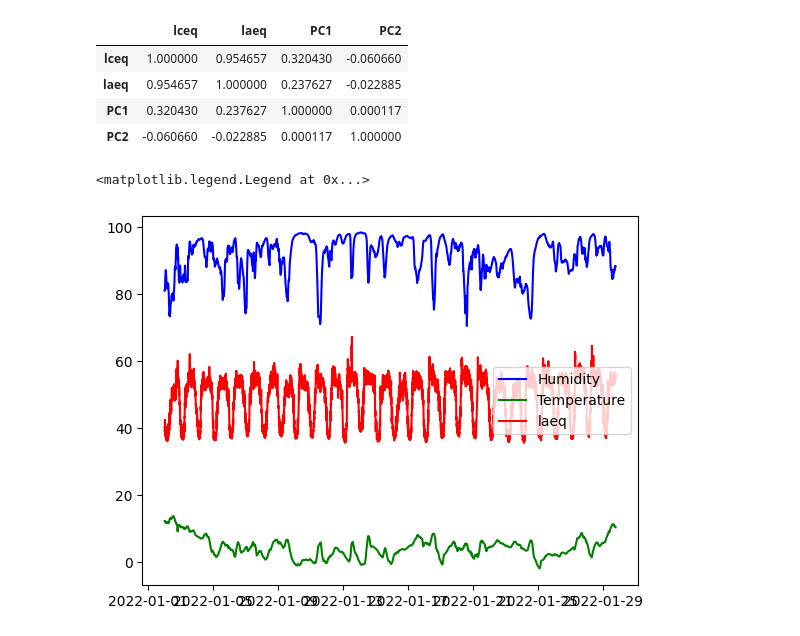
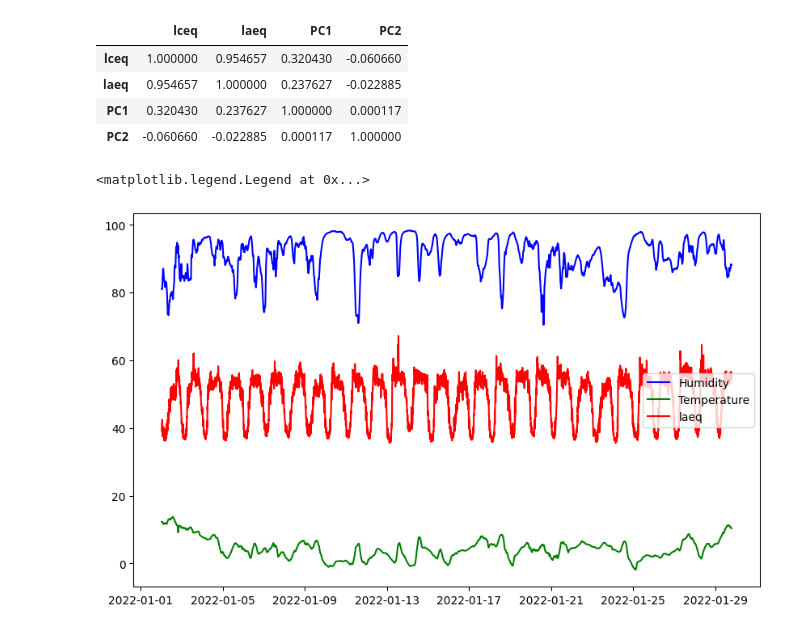
Before and after one commit to guidbem/MDA-Project-Noise-Leuven, a Jupyter notebook: granger.ipynb, the cells around one changed output. Drawn from its saved outputs; the diff is of its cells as text; code cells hidden in the pictures.

```diff
--- a/granger.ipynb
+++ b/granger.ipynb
@@ -197,16 +197,16 @@ granger[['lceq','laeq','PC1','PC2']].corr()
 # %%
 # Create a figure and axis
 fig, ax = plt.subplots()
-
+fig.set_size_inches(10, 6)
 # Plot the first graph in blue
 ax.plot(granger['LC_HUMIDITY'][:4000], color='blue', label='Humidity')
 ax.plot(granger['LC_TEMP_QCL3'][:4000], color='green', label='Temperature')
 
 # Plot the second graph in red
 ax.plot(granger['laeq'][:4000], color='red', label='laeq')
 
 # Add legend
 ax.legend()
 # %% [output]
 <matplotlib.legend.Legend at 0x...>
-[figure, old version]
+[figure, new version]
```
Also changed, not shown: 2 other files.
